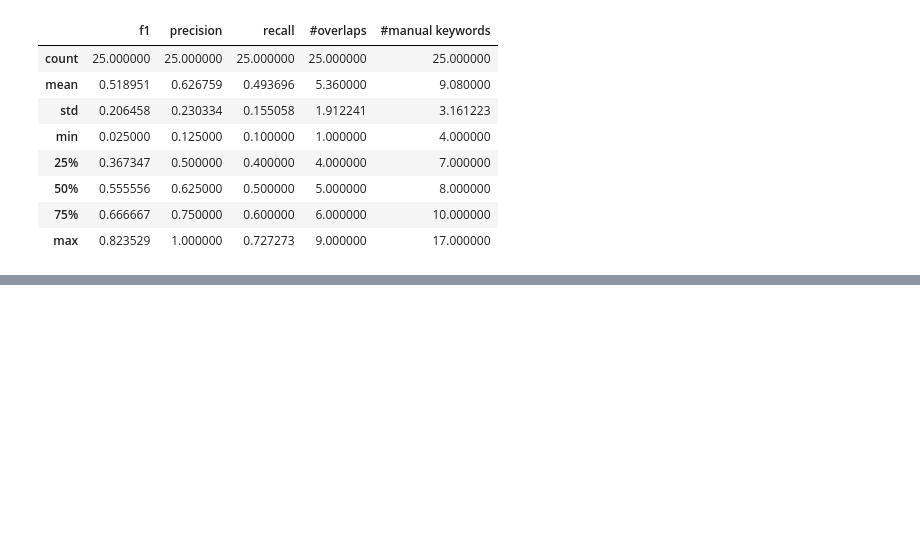
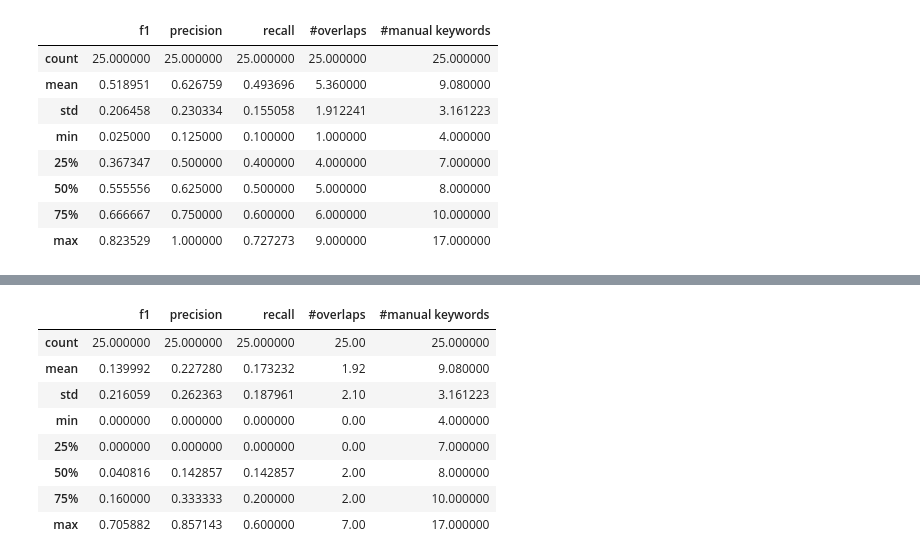
Before and after one commit to LukasEder1/CKE-Evaluation, a Jupyter notebook: CreateKeywordCollections.ipynb, the cells around one changed output, grey strips where cells are left out. Drawn from its saved outputs; the diff is of its cells as text; code cells hidden in the pictures; blank space fills up the shorter version.

```diff
--- a/CreateKeywordCollections.ipynb
+++ b/CreateKeywordCollections.ipynb
@@ -464,0 +500,12 @@ manual_df.drop("site_id", axis=1).describe()
+# %%
+evaluate_manual(manual, compare="baseline4", typ="standard").drop("site_id", axis=1).describe()
+# %% [output]
+|  | f1 | precision | recall | #overlaps | #manual keywords |
+| count | 25.000000 | 25.000000 | 25.000000 | 25.00 | 25.000000 |
+| mean | 0.139992 | 0.227280 | 0.173232 | 1.92 | 9.080000 |
+| std | 0.216059 | 0.262363 | 0.187961 | 2.10 | 3.161223 |
+| min | 0.000000 | 0.000000 | 0.000000 | 0.00 | 4.000000 |
+| 25% | 0.000000 | 0.000000 | 0.000000 | 0.00 | 7.000000 |
+| 50% | 0.040816 | 0.142857 | 0.142857 | 2.00 | 8.000000 |
+| 75% | 0.160000 | 0.333333 | 0.200000 | 2.00 | 10.000000 |
+| max | 0.705882 | 0.857143 | 0.600000 | 7.00 | 17.000000 |
```
Also changed, not shown: parts of 4 cells of this notebook.
